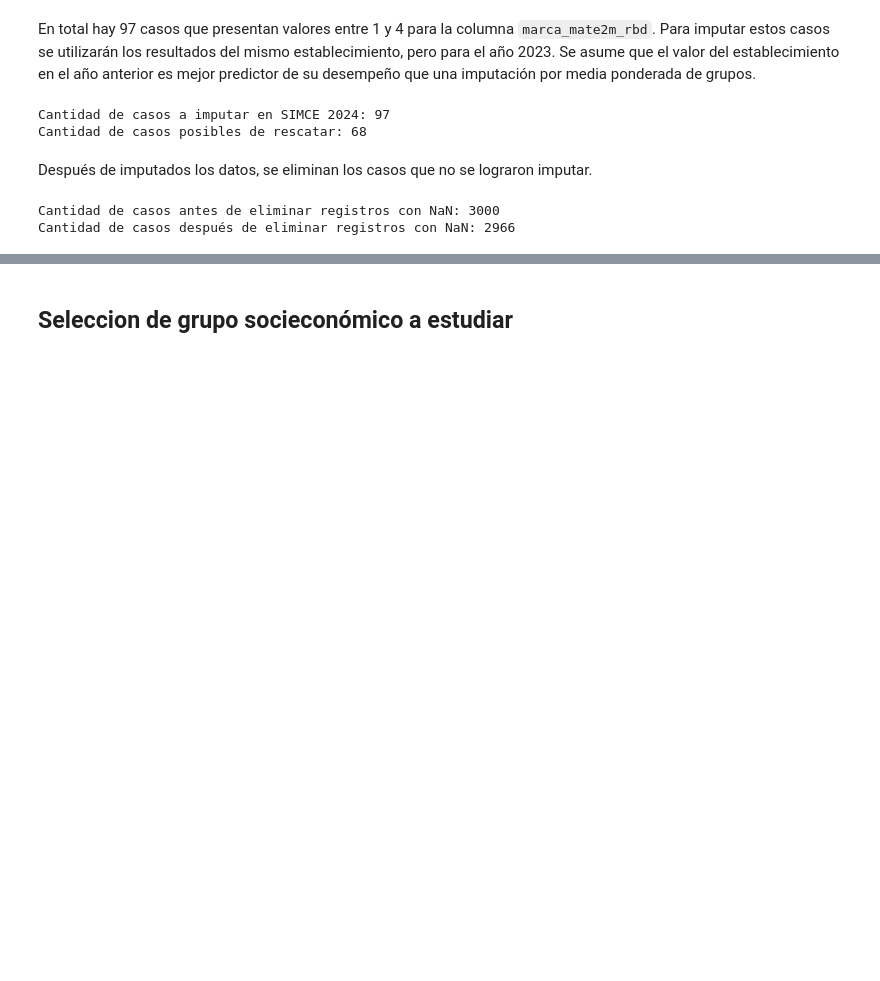
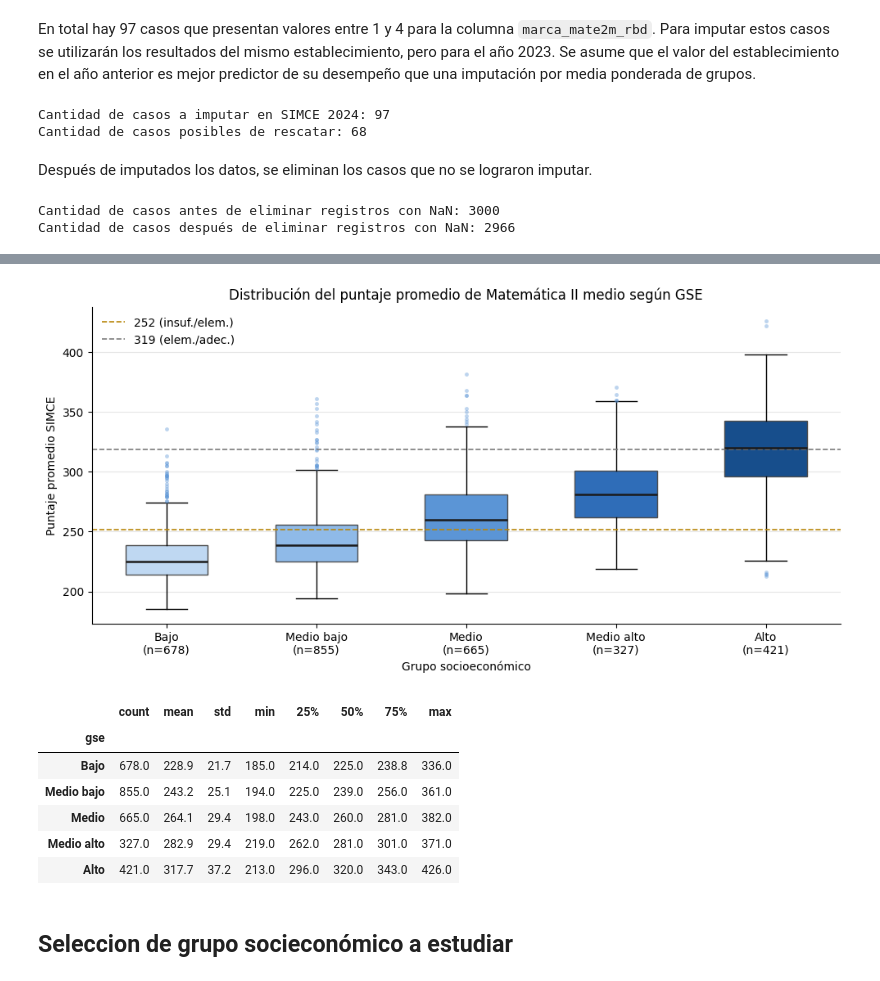
Before and after one commit to vcanalesg/dcc_taller_proyecto_g4, a Jupyter notebook: EDAyPreprocesamiento_01.ipynb, the cells around one changed output, grey strips where cells are left out. Cells and saved outputs as stored; diff of their text form; code cells hidden in the pictures; blank space fills up the shorter version.

```diff
--- a/EDAyPreprocesamiento_01.ipynb
+++ b/EDAyPreprocesamiento_01.ipynb
@@ -137,3 +190,48 @@ Cantidad de casos después de eliminar registros con NaN: 2966
+# %%
+# Distribución del puntaje promedio de Matemática por grupo socioeconómico
+orden_gse = ["Bajo", "Medio bajo", "Medio", "Medio alto", "Alto"]
+# degradado secuencial de un solo tono: el GSE es ordinal
+colores_gse = ["#BFD8F2", "#8FBAE8", "#5B95D6", "#2F6DB8", "#174E8C"]
+
+datos_gse = [base_simce.loc[base_simce["gse"] == g, "prom_mate2m_rbd"] for g in orden_gse]
+etiquetas = [f"{g}\n(n={len(s)})" for g, s in zip(orden_gse, datos_gse)]
+
+fig, ax = plt.subplots(figsize=(10, 5))
+
+cajas = ax.boxplot(datos_gse, patch_artist=True, widths=0.55,
+                   medianprops=dict(color="#1a1a1a", lw=1.8),
+                   flierprops=dict(marker="o", markersize=3.5, alpha=0.4,
+                                   markerfacecolor="#5B95D6", markeredgecolor="none"),
+                   tick_labels=etiquetas)
+for caja, color in zip(cajas["boxes"], colores_gse):
+    caja.set_facecolor(color)
+    caja.set_edgecolor("#4d4d4d")
+
+# cortes de niveles de desempeño
+ax.axhline(252, color="#b8860b", ls="--", lw=1.2, label="252 (insuf./elem.)")
+ax.axhline(319, color="#7a7a7a", ls="--", lw=1.2, label="319 (elem./adec.)")
+
+ax.set_title("Distribución del puntaje promedio de Matemática II medio según GSE")
+ax.set_xlabel("Grupo socioeconómico")
+ax.set_ylabel("Puntaje promedio SIMCE")
+ax.legend(loc="upper left", frameon=False)
+ax.spines[["top", "right"]].set_visible(False)
+ax.yaxis.grid(True, color="#e6e6e6", lw=0.8)
+ax.set_axisbelow(True)
+
+plt.tight_layout(); plt.show()
+
+# resumen numérico de apoyo
+base_simce.groupby("gse")["prom_mate2m_rbd"].describe().reindex(orden_gse).round(1)
+# %% [output]
+[figure, added]
+|  | count | mean | std | min | 25% | 50% | 75% | max |
+| gse |  |  |  |  |  |  |  |  |
+| Bajo | 678.0 | 228.9 | 21.7 | 185.0 | 214.0 | 225.0 | 238.8 | 336.0 |
+| Medio bajo | 855.0 | 243.2 | 25.1 | 194.0 | 225.0 | 239.0 | 256.0 | 361.0 |
+| Medio | 665.0 | 264.1 | 29.4 | 198.0 | 243.0 | 260.0 | 281.0 | 382.0 |
+| Medio alto | 327.0 | 282.9 | 29.4 | 219.0 | 262.0 | 281.0 | 301.0 | 371.0 |
+| Alto | 421.0 | 317.7 | 37.2 | 213.0 | 296.0 | 320.0 | 343.0 | 426.0 |
 # %% [markdown]
 ## Seleccion de grupo socieconómico a estudiar
 # %%
```
Also changed, not shown: parts of 22 cells of this notebook.
